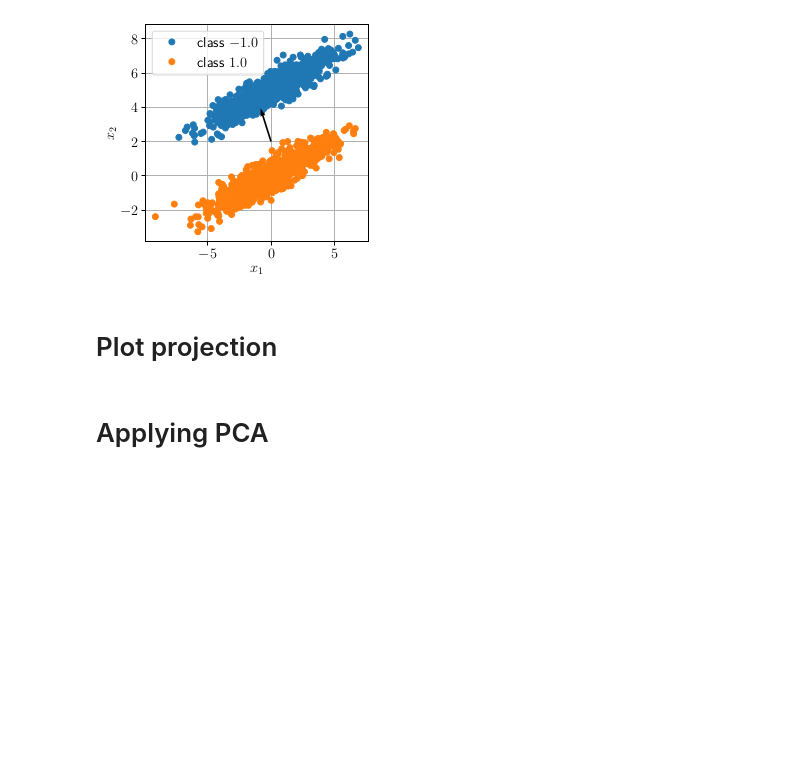
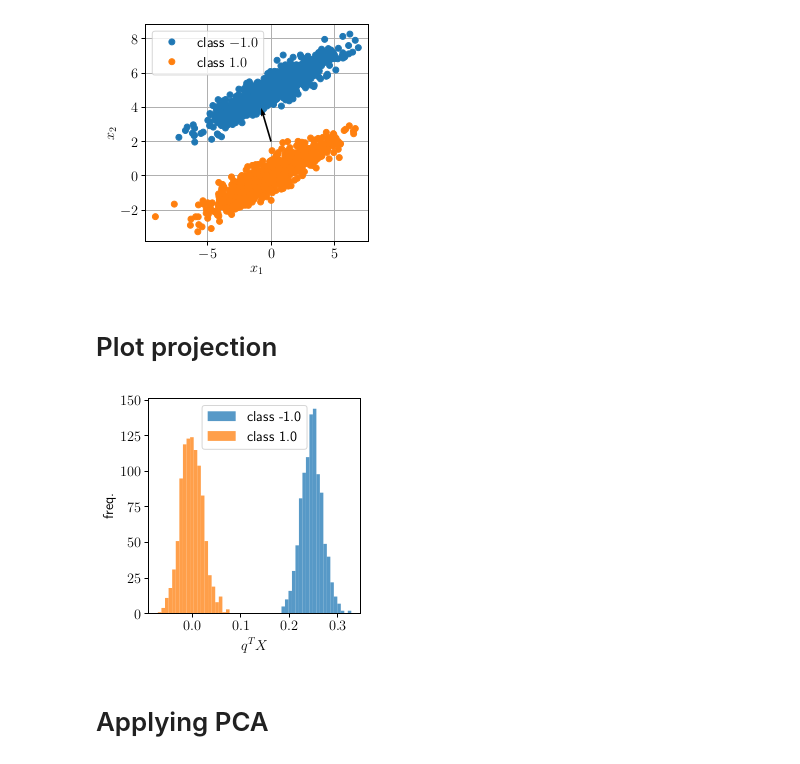
Before and after one commit to hajians/fun-facts-in-math, a Jupyter notebook: examples/lda/example.ipynb, the cells around one changed output. Drawn from its saved outputs; the diff is of its cells as text; code cells hidden in the pictures; blank space fills up the shorter version.

```diff
--- a/examples/lda/example.ipynb
+++ b/examples/lda/example.ipynb
@@ -69,8 +69,8 @@ def compute_inter_class_spread(X: np.ndarray, y: np.ndarray) -> np.ndarray:
     c = X.mean(axis=0)
     centered_centroids = []
     for c_i in c_partition:
-        centered_centroids.append((c_i - c).reshape(-1,2))
-    X_b = np.concatenate(centered_centroids)
+        centered_centroids.append((c_i - c).reshape(-1,1))
+    X_b = np.concatenate(centered_centroids, axis=1)
     return X_b
 
 def compute_spread_matrices(X: np.ndarray, y: np.ndarray) -> Tuple[np.ndarray]:
@@ -125,6 +122,10 @@ fig, _ = plot_projected(X_projected, y)
 # %%
 fig.tight_layout()
 fig.savefig('lda_projection.pgf')
+# %%
+fig
+# %% [output]
+[figure, added]
 # %% [markdown]
 # Applying PCA
 # %%
```
Also changed, not shown: parts of 2 cells of this notebook.
